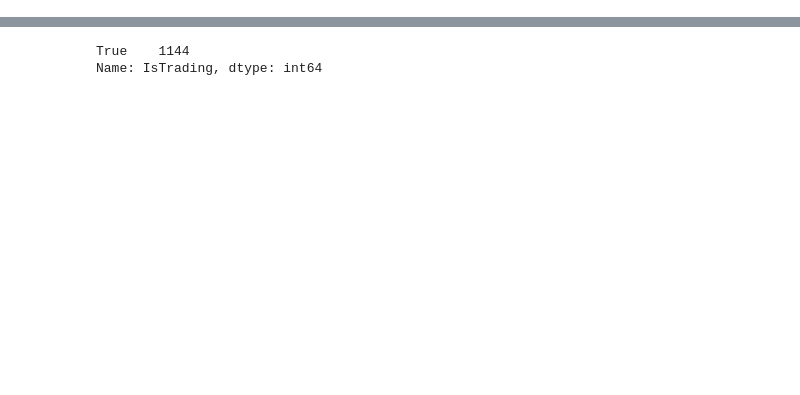
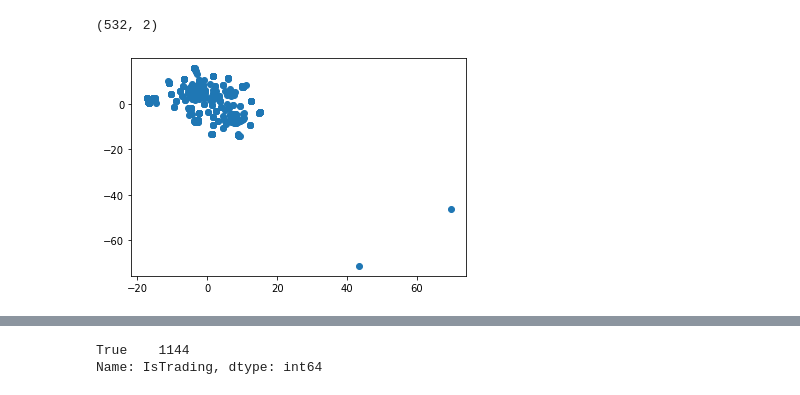
Before and after one commit to jcortez02/unsupervised_learning_challenge, a Jupyter notebook: crypto_data.ipynb, the cells around one changed output, grey strips where cells are left out. Cells and saved outputs as stored; diff of their text form; code cells hidden in the pictures; blank space fills up the shorter version.

```diff
--- a/crypto_data.ipynb
+++ b/crypto_data.ipynb
@@ -17,0 +22,9 @@ df.head()
+# %%
+df = df.loc[df['IsTrading'] == True]
+df = df.dropna(axis=0,how='any')
+df = df.loc[df['TotalCoinsMined'] > 0]
+df = df.drop('IsTrading', axis=1)
+df = df.drop('CoinName', axis=1)
+
+x = pd.get_dummies(data=df, columns=['Algorithm','ProofType'])
+x
@@ -17,0 +45,3 @@ df.head()
+# %%
+x_scaled = StandardScaler().fit_transform(x)
+x_scaled[0]
@@ -17,0 +69,3 @@ df.head()
+# %%
+components = PCA(n_components=.9).fit_transform(x_scaled)
+components
@@ -17,0 +86,10 @@ df.head()
+# %%
+features = TSNE(perplexity=50).fit_transform(components)
+features.shape
+# %% [output]
+(532, 2)
+# %%
+plt.scatter(features[:,0], features[:,1])
+plt.show()
+# %% [output]
+[figure, added]
```
Also changed, not shown: parts of 20 cells of this notebook, 1 other file.
